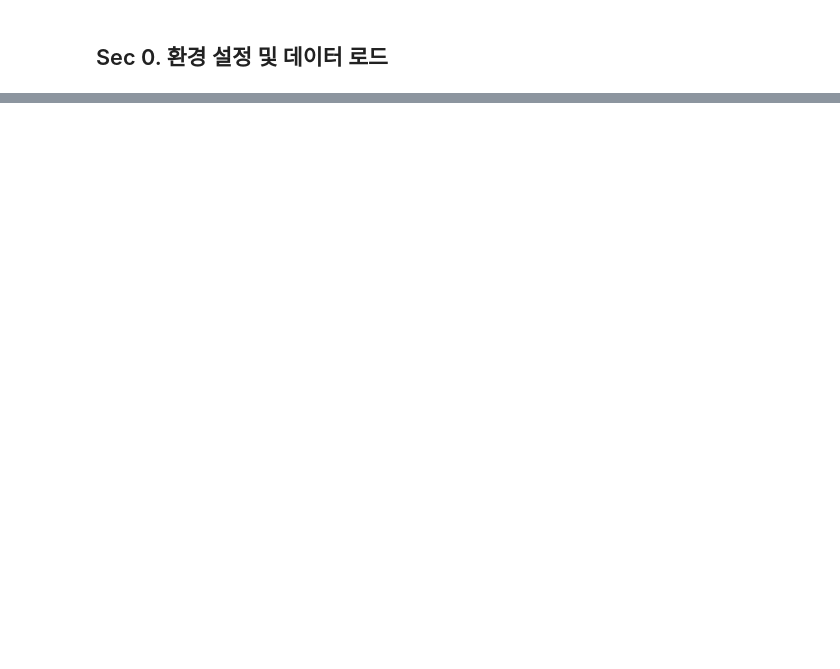
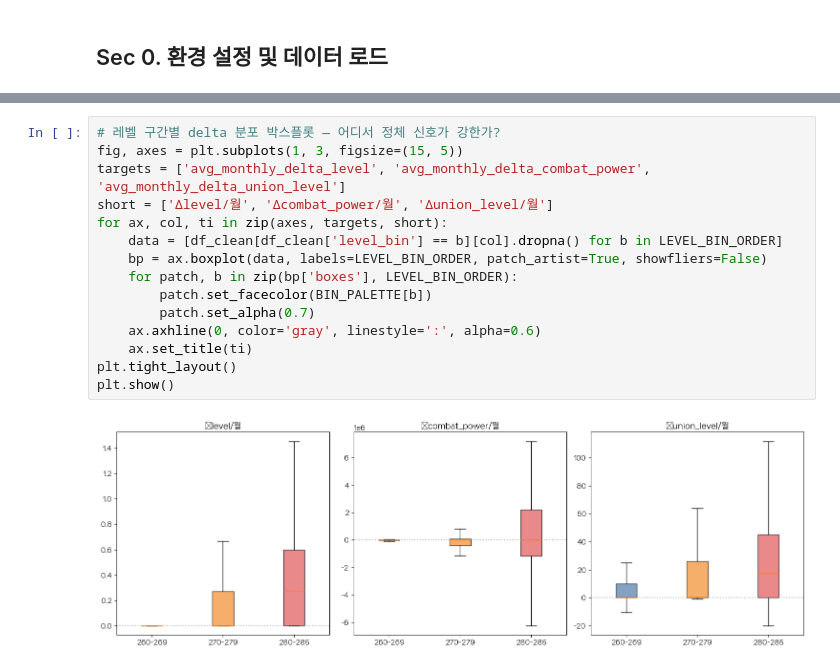
Before and after one commit to ladinzgit/maple-stagnation, a Jupyter notebook: eda/eda.ipynb, the cells around one changed output, grey strips where cells are left out. Drawn from its saved outputs; the diff is of its cells as text; blank space fills up the shorter version.

```diff
--- a/eda/eda.ipynb
+++ b/eda/eda.ipynb
@@ -1418,0 +470,17 @@ print('  → C의 Silhouette Score > A이면 레벨 난이도 보정이 군집
+# %%
+# 레벨 구간별 delta 분포 박스플롯 — 어디서 정체 신호가 강한가?
+fig, axes = plt.subplots(1, 3, figsize=(15, 5))
+targets = ['avg_monthly_delta_level', 'avg_monthly_delta_combat_power', 'avg_monthly_delta_union_level']
+short = ['Δlevel/월', 'Δcombat_power/월', 'Δunion_level/월']
+for ax, col, ti in zip(axes, targets, short):
+    data = [df_clean[df_clean['level_bin'] == b][col].dropna() for b in LEVEL_BIN_ORDER]
+    bp = ax.boxplot(data, labels=LEVEL_BIN_ORDER, patch_artist=True, showfliers=False)
+    for patch, b in zip(bp['boxes'], LEVEL_BIN_ORDER):
+        patch.set_facecolor(BIN_PALETTE[b])
+        patch.set_alpha(0.7)
+    ax.axhline(0, color='gray', linestyle=':', alpha=0.6)
+    ax.set_title(ti)
+plt.tight_layout()
+plt.show()
+# %% [output]
+[figure, added]
```
Also changed, not shown: parts of 90 cells of this notebook, 28 other files.
